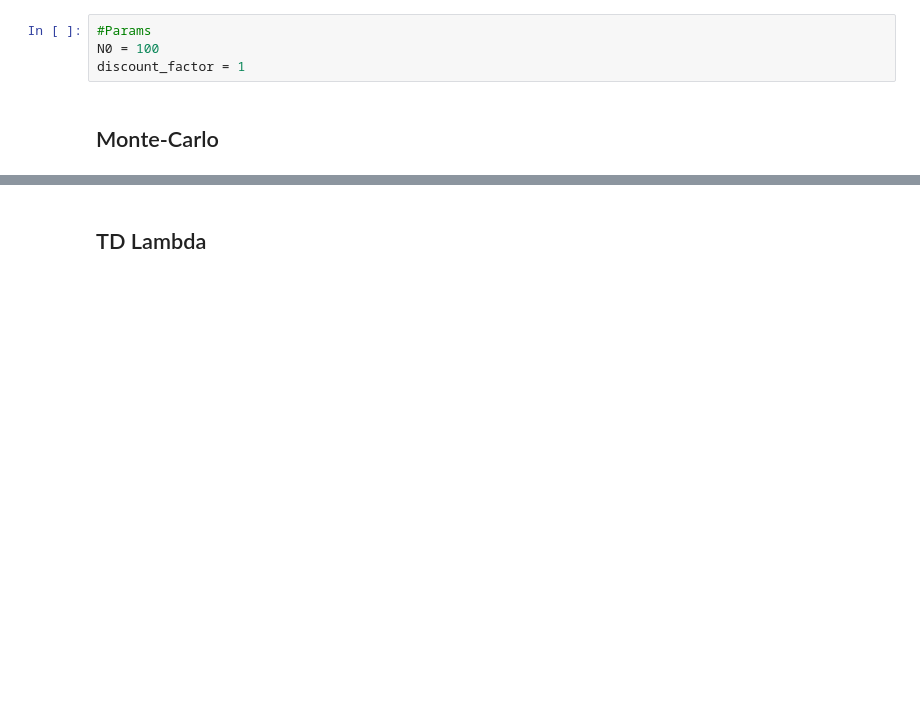
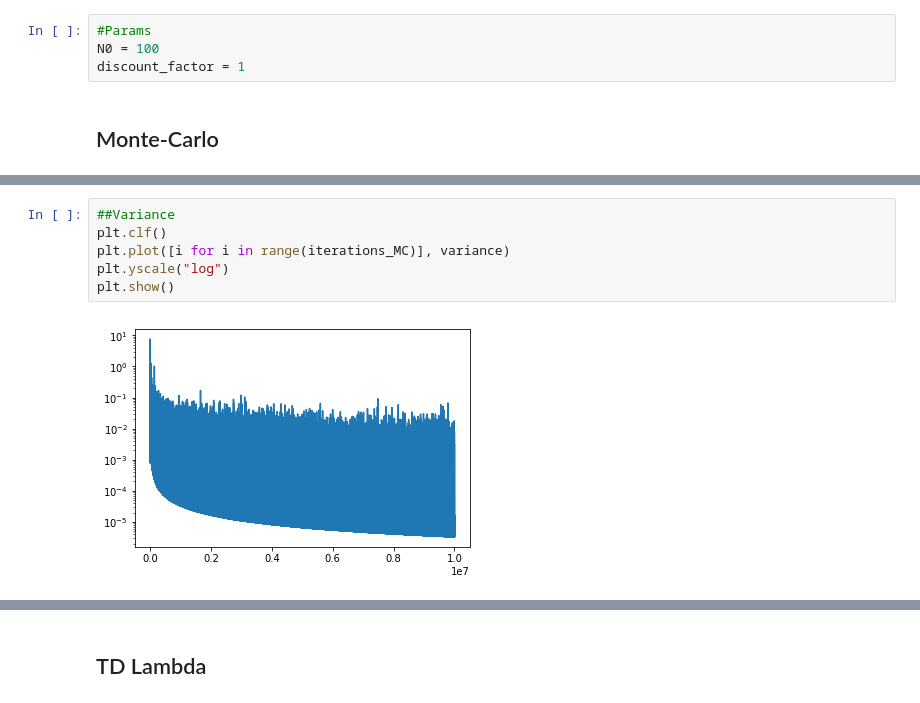
Before and after one commit to PierreAlexSW/Easy21, a Jupyter notebook: TD.ipynb, the cells around one changed output, grey strips where cells are left out. Cells and saved outputs as stored; diff of their text form; blank space fills up the shorter version.

```diff
--- a/TD.ipynb
+++ b/TD.ipynb
@@ -28,2 +55,10 @@ action_montecarlo = montecarlo(iterations_MC, N0, discount_factor)
+# %%
+##Variance
+plt.clf()
+plt.plot([i for i in range(iterations_MC)], variance)
+plt.yscale("log")
+plt.show()
+# %% [output]
+[figure, added]
 # %%
 plt.clf()
```
Also changed, not shown: parts of 15 cells of this notebook, 4 other files.
